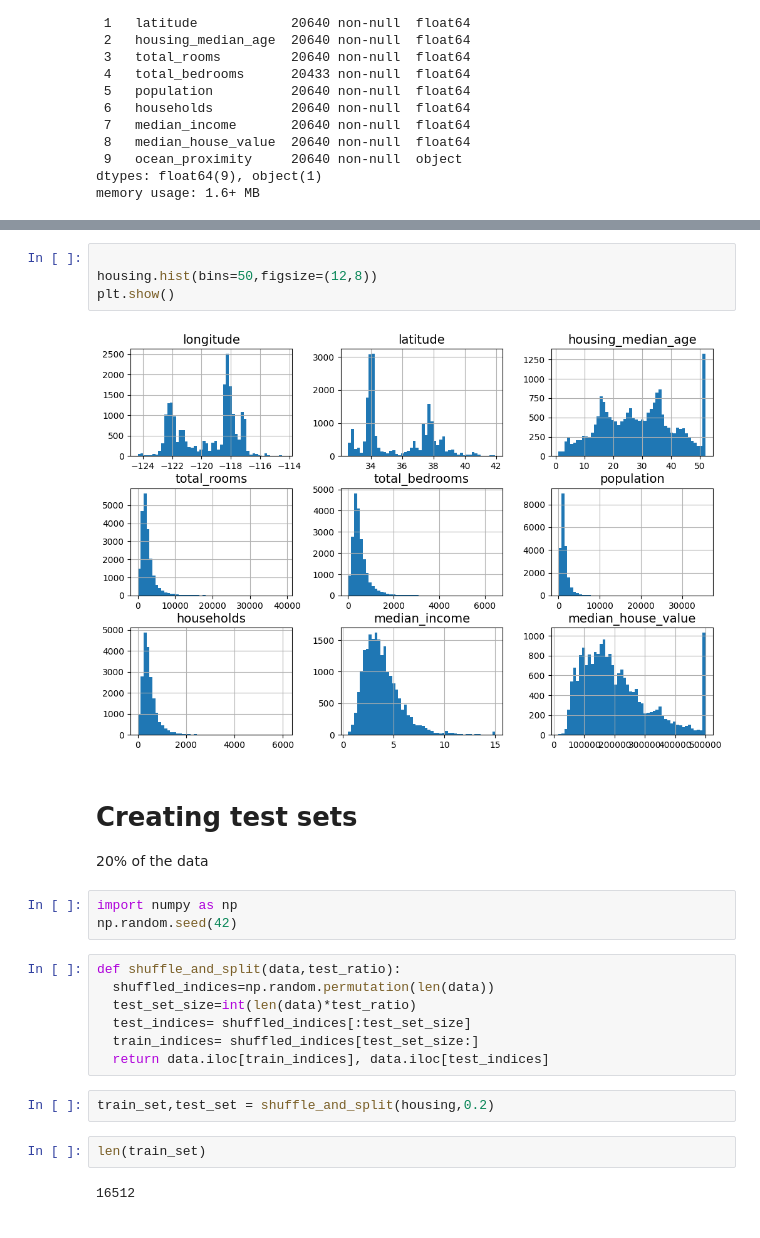
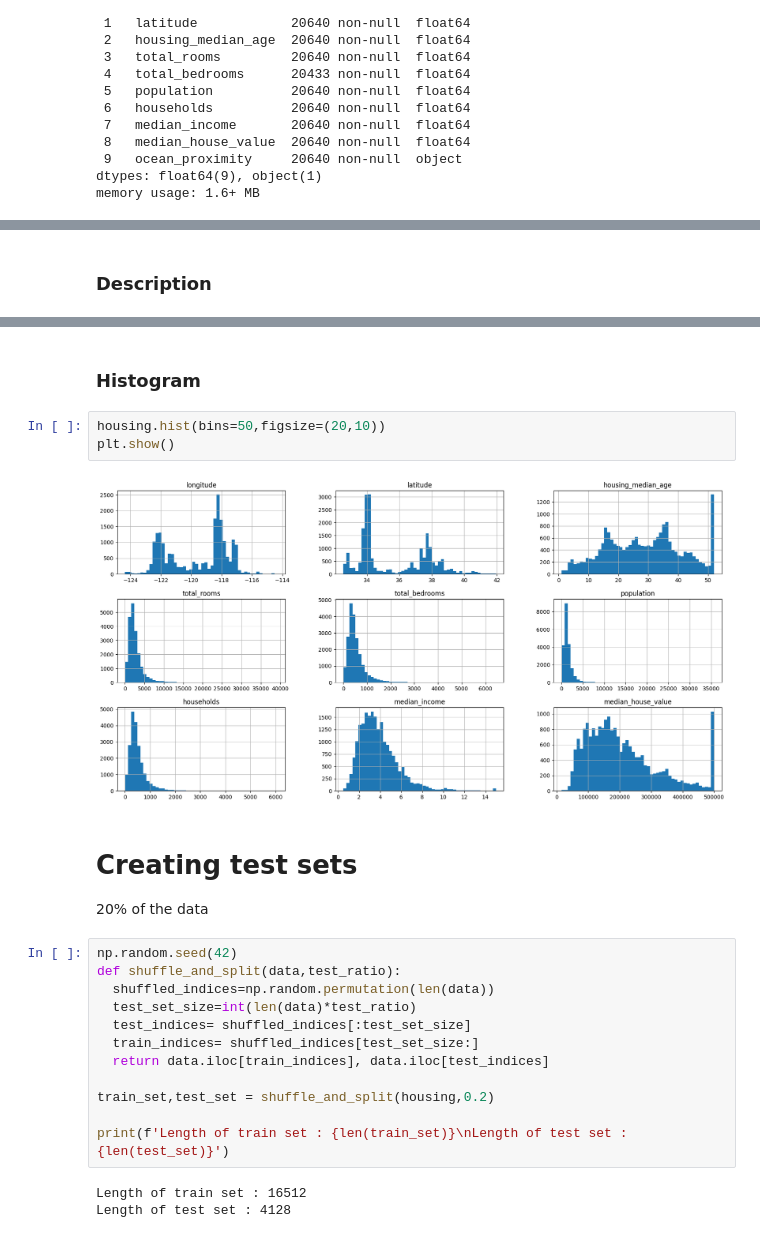
Before and after one commit to Holy-Morphism/Hands-on-ML, a Jupyter notebook: Housing_Prices.ipynb, the cells around one changed output, grey strips where cells are left out. Drawn from its saved outputs; the diff is of its cells as text.

```diff
--- a/Housing_Prices.ipynb
+++ b/Housing_Prices.ipynb
@@ -59,3 +75,5 @@ Name: ocean_proximity, dtype: int64
+# %% [markdown]
+### Description
 # %%
 housing.describe()
 # %% [output]
@@ -68,28 +86,28 @@ housing.describe()
 | 50% | -118.490000 | 34.260000 | 29.000000 | 2127.000000 | 435.000000 | 1166.000000 | 409.000000 | ... |
 | 75% | -118.010000 | 37.710000 | 37.000000 | 3148.000000 | 647.000000 | 1725.000000 | 605.000000 | ... |
 | max | -114.310000 | 41.950000 | 52.000000 | 39320.000000 | 6445.000000 | 35682.000000 | 6082.000000 | ... |
+# %% [markdown]
+### Histogram
 # %%
-
-housing.hist(bins=50,figsize=(12,8))
+housing.hist(bins=50,figsize=(20,10))
 plt.show()
 # %% [output]
-[figure, old version]
+[figure, new version]
 # %% [markdown]
 # Creating test sets
 20% of the data
-# %%
-import numpy as np
-np.random.seed(42)
 # %%
+np.random.seed(42)
 def shuffle_and_split(data,test_ratio):
   shuffled_indices=np.random.permutation(len(data))
   test_set_size=int(len(data)*test_ratio)
   test_indices= shuffled_indices[:test_set_size]
   train_indices= shuffled_indices[test_set_size:]
   return data.iloc[train_indices], data.iloc[test_indices]
+
+train_set,test_set = shuffle_and_split(housing,0.2)
+
+print(f'Length of train set : {len(train_set)}\nLength of test set : {len(test_set)}')
+# %% [output]
+Length of train set : 16512
+Length of test set : 4128
-# %%
-train_set,test_set = shuffle_and_split(housing,0.2)
-# %%
-len(train_set)
-# %% [output]
-16512
```
Also changed, not shown: parts of 17 cells of this notebook.
